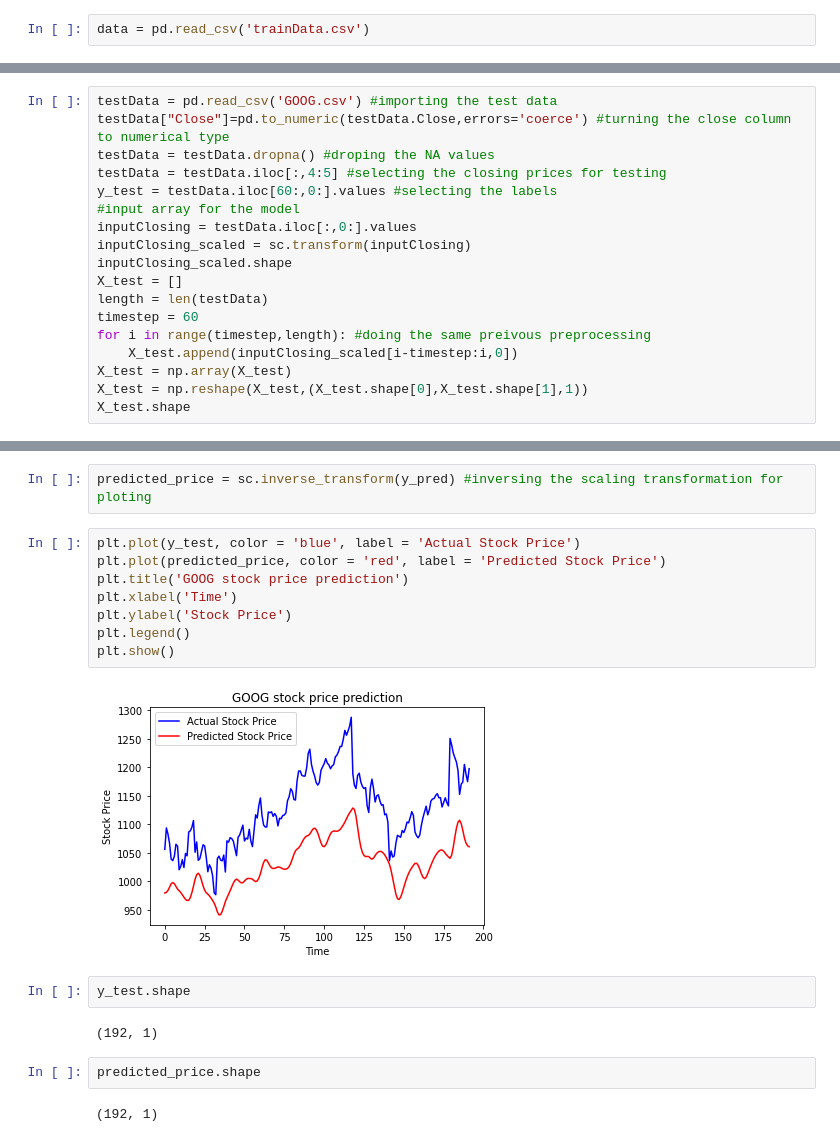
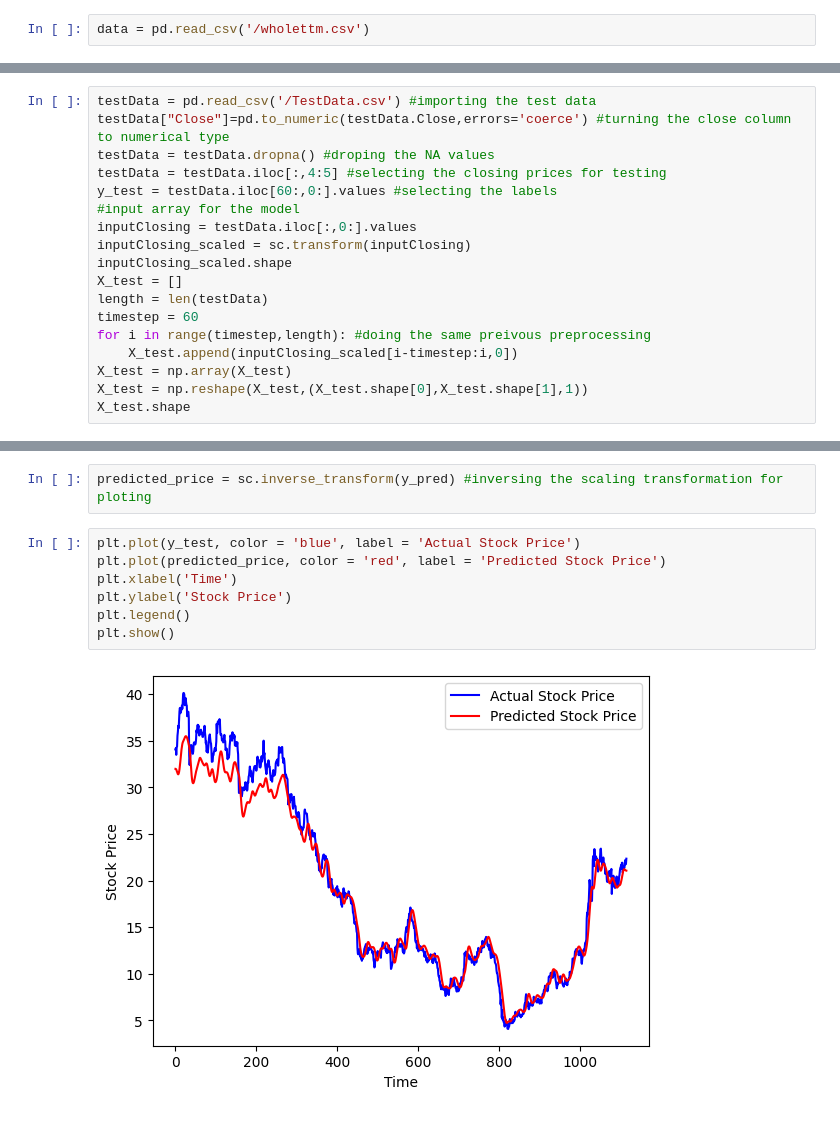
Before and after one commit to hussaintaniya/stockpred, a Jupyter notebook: StockPrediction.ipynb, the cells around one changed output, grey strips where cells are left out. Saved outputs shown, nothing was run; the diff lists cells and outputs as text.

```diff
--- a/StockPrediction.ipynb
+++ b/StockPrediction.ipynb
@@ -6,7 +8,7 @@ from sklearn.preprocessing import MinMaxScaler
 from keras.models import Sequential
 from keras.layers import Dense,LSTM,Dropout
 # %%
-data = pd.read_csv('trainData.csv')
+data = pd.read_csv('/wholettm.csv')
 # %%
 data.info()
 # %% [output]
@@ -96,5 +99,5 @@ plt.show()
 # %%
-testData = pd.read_csv('GOOG.csv') #importing the test data
+testData = pd.read_csv('/TestData.csv') #importing the test data
 testData["Close"]=pd.to_numeric(testData.Close,errors='coerce') #turning the close column to numerical type
 testData = testData.dropna() #droping the NA values
 testData = testData.iloc[:,4:5] #selecting the closing prices for testing
@@ -120,18 +125,9 @@ predicted_price = sc.inverse_transform(y_pred) #inversing the scaling transforma
 # %%
 plt.plot(y_test, color = 'blue', label = 'Actual Stock Price')
 plt.plot(predicted_price, color = 'red', label = 'Predicted Stock Price')
-plt.title('GOOG stock price prediction')
 plt.xlabel('Time')
 plt.ylabel('Stock Price')
 plt.legend()
 plt.show()
 # %% [output]
-[figure, old version]
+[figure, new version]
-# %%
-y_test.shape
-# %% [output]
-(192, 1)
-# %%
-predicted_price.shape
-# %% [output]
-(192, 1)
```
Also changed, not shown: parts of 7 cells of this notebook.
